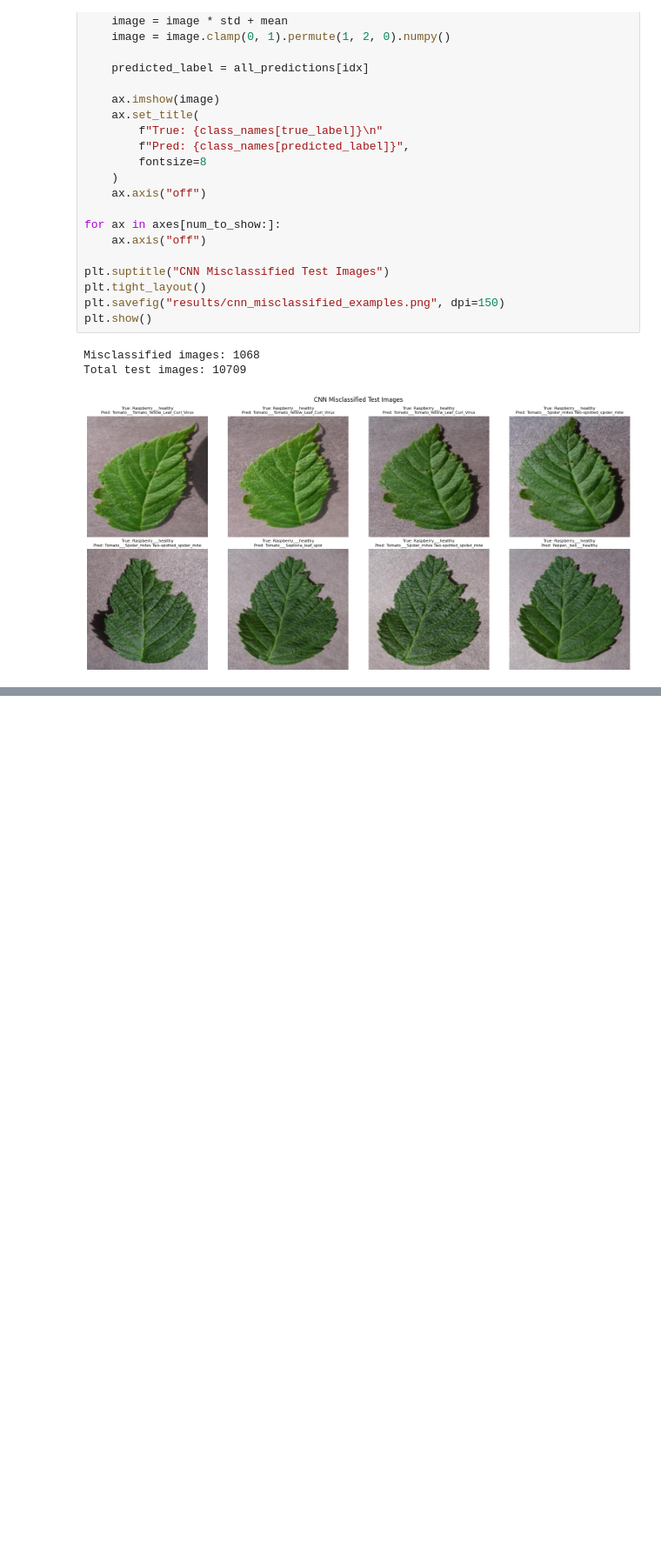
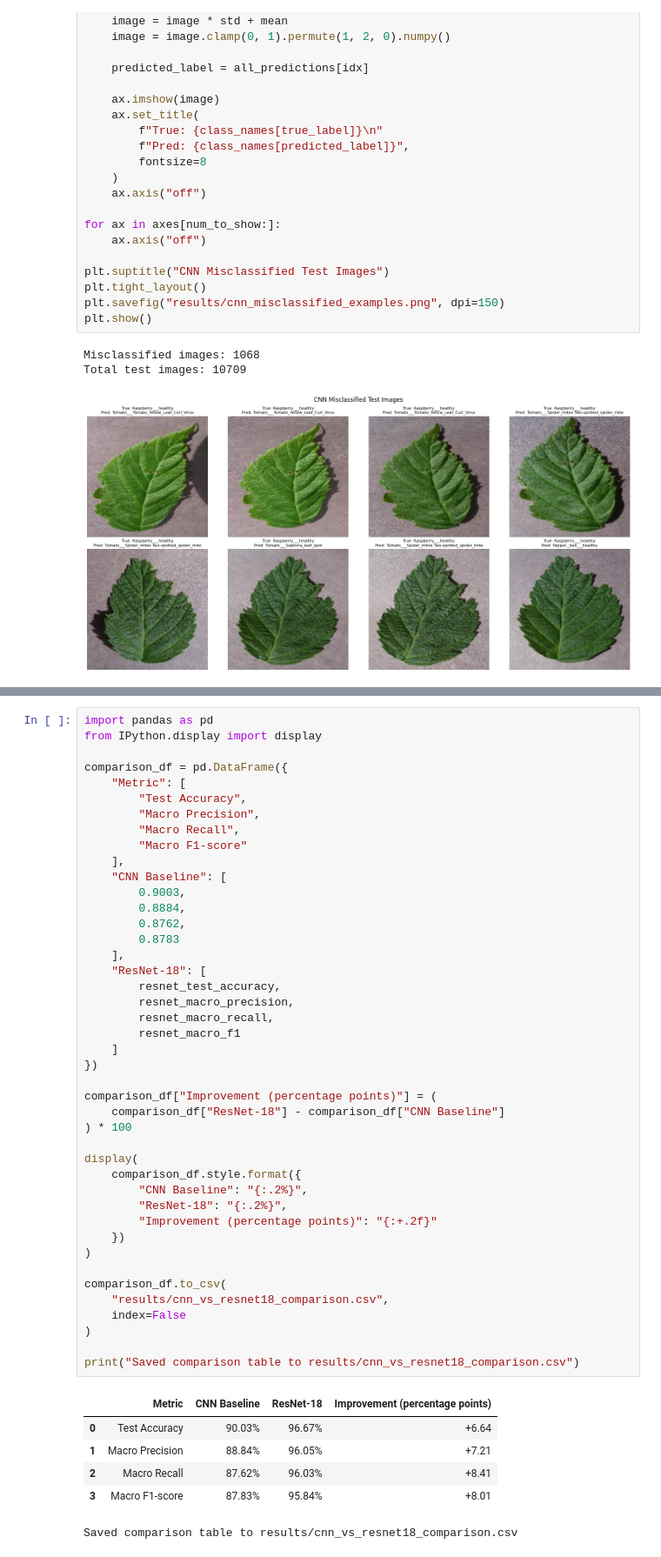
Before and after one commit to Rivier-Computer-Science/FA26-COMP-671-Kodavantiganti, a Jupyter notebook: notebooks/plant_disease_detection.ipynb, the cells around one changed output, grey strips where cells are left out. Shown at 87% size. Cells and saved outputs as stored; diff of their text form; blank space fills up the shorter version.

```diff
--- a/notebooks/plant_disease_detection.ipynb
+++ b/notebooks/plant_disease_detection.ipynb
@@ -888,0 +1296,50 @@ Total test images: 10709
+# %%
+import pandas as pd
+from IPython.display import display
+
+comparison_df = pd.DataFrame({
+    "Metric": [
+        "Test Accuracy",
+        "Macro Precision",
+        "Macro Recall",
+        "Macro F1-score"
+    ],
+    "CNN Baseline": [
+        0.9003,
+        0.8884,
+        0.8762,
+        0.8783
+    ],
+    "ResNet-18": [
+        resnet_test_accuracy,
+        resnet_macro_precision,
+        resnet_macro_recall,
+        resnet_macro_f1
+    ]
+})
+
+comparison_df["Improvement (percentage points)"] = (
+    comparison_df["ResNet-18"] - comparison_df["CNN Baseline"]
+) * 100
+
+display(
+    comparison_df.style.format({
+        "CNN Baseline": "{:.2%}",
+        "ResNet-18": "{:.2%}",
+        "Improvement (percentage points)": "{:+.2f}"
+    })
+)
+
+comparison_df.to_csv(
+    "results/cnn_vs_resnet18_comparison.csv",
+    index=False
+)
+
+print("Saved comparison table to results/cnn_vs_resnet18_comparison.csv")
+# %% [output]
+|  | Metric | CNN Baseline | ResNet-18 | Improvement (percentage points) |
+| 0 | Test Accuracy | 90.03% | 96.67% | +6.64 |
+| 1 | Macro Precision | 88.84% | 96.05% | +7.21 |
+| 2 | Macro Recall | 87.62% | 96.03% | +8.41 |
+| 3 | Macro F1-score | 87.83% | 95.84% | +8.01 |
+Saved comparison table to results/cnn_vs_resnet18_comparison.csv
```
Also changed, not shown: parts of 37 cells of this notebook.
